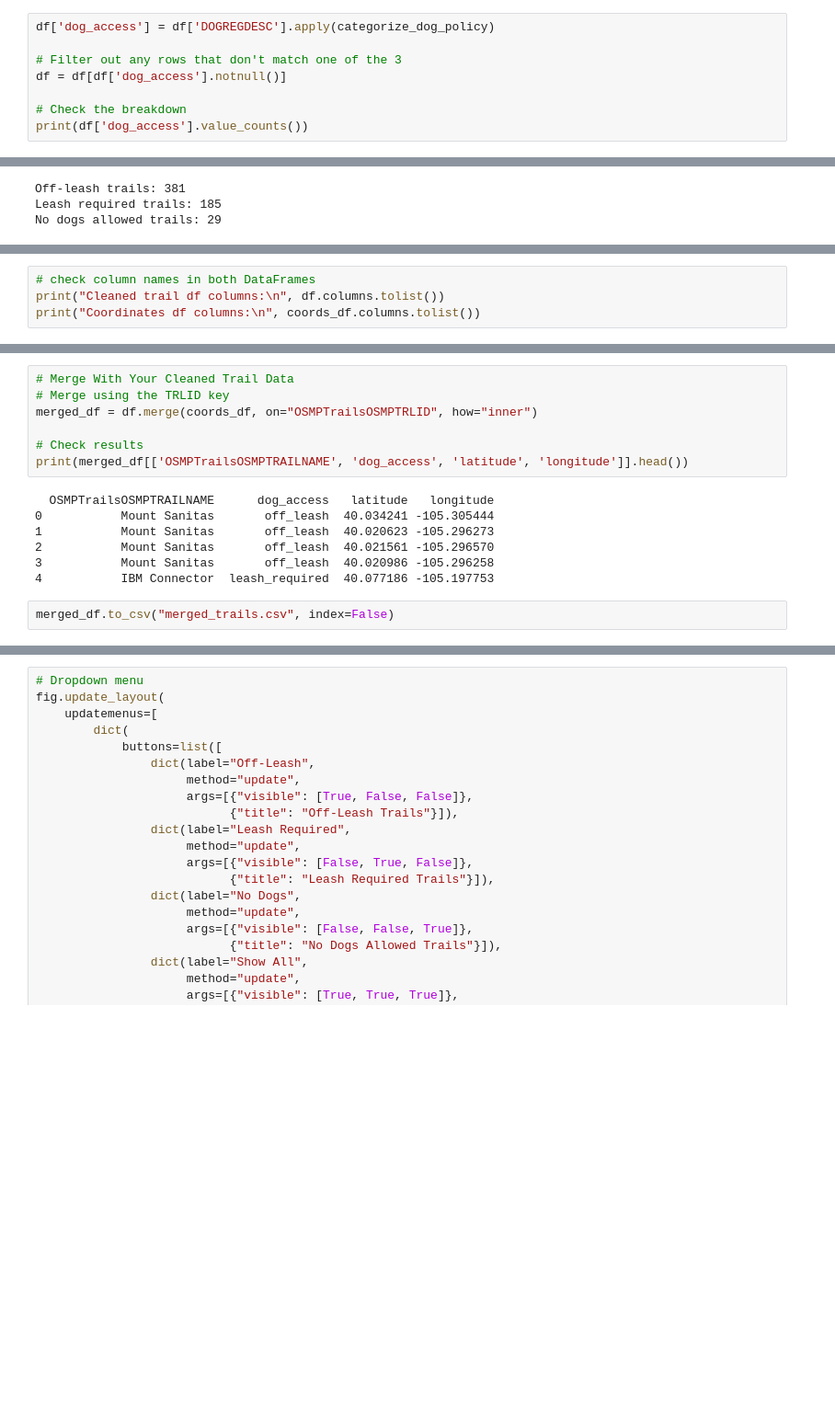
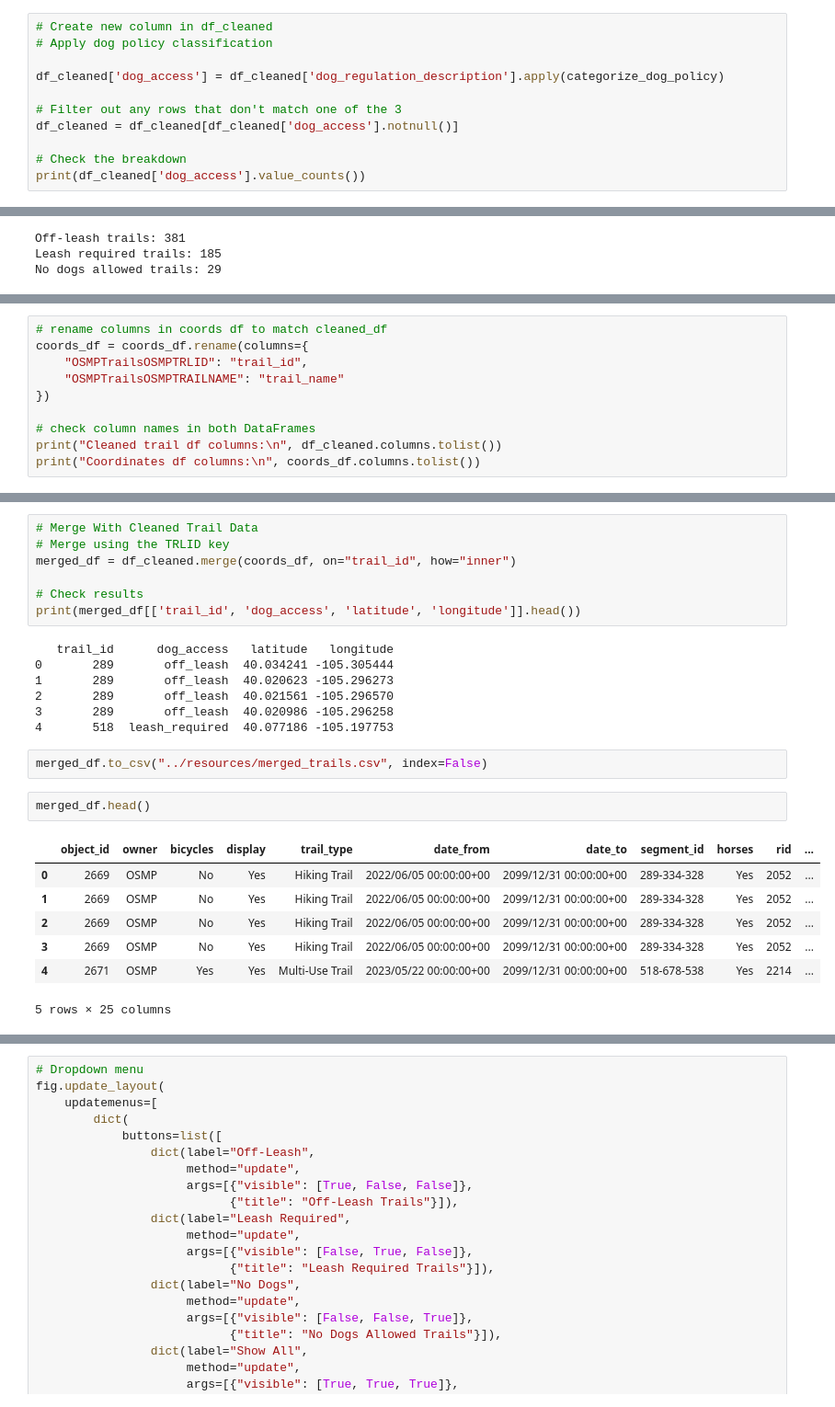
Before and after one commit to digibson3/Data-Visualization, a Jupyter notebook: Project 3/Trails/Trails.ipynb, the cells around one changed output, grey strips where cells are left out. Shown at 92% size. Drawn from its saved outputs; the diff is of its cells as text; blank space fills up the shorter version.

```diff
--- a/Project 3/Trails/Trails.ipynb
+++ b/Project 3/Trails/Trails.ipynb
@@ -72,13 +141,16 @@ def categorize_dog_policy(desc):
     else:
         return None
 # %%
-df['dog_access'] = df['DOGREGDESC'].apply(categorize_dog_policy)
+# Create new column in df_cleaned
+# Apply dog policy classification
+
+df_cleaned['dog_access'] = df_cleaned['dog_regulation_description'].apply(categorize_dog_policy)
 
 # Filter out any rows that don't match one of the 3
-df = df[df['dog_access'].notnull()]
+df_cleaned = df_cleaned[df_cleaned['dog_access'].notnull()]
 
 # Check the breakdown
-print(df['dog_access'].value_counts())
+print(df_cleaned['dog_access'].value_counts())
 # %% [output]
 dog_access
 off_leash         381
@@ -155,6 +235,12 @@ coords_df = pd.DataFrame(coords_list)
 # %%
+# rename columns in coords df to match cleaned_df
+coords_df = coords_df.rename(columns={
+    "OSMPTrailsOSMPTRLID": "trail_id",
+    "OSMPTrailsOSMPTRAILNAME": "trail_name"
+})
+
 # check column names in both DataFrames
-print("Cleaned trail df columns:\n", df.columns.tolist())
+print("Cleaned trail df columns:\n", df_cleaned.columns.tolist())
 print("Coordinates df columns:\n", coords_df.columns.tolist())
 # %% [output]
 Cleaned trail df columns:
@@ -199,16 +259,26 @@ print(df.loc[:, df.columns == "OSMPTrailsOSMPTRLID"].head())
 # %%
-# Merge With Your Cleaned Trail Data
+# Merge With Cleaned Trail Data
 # Merge using the TRLID key
-merged_df = df.merge(coords_df, on="OSMPTrailsOSMPTRLID", how="inner")
+merged_df = df_cleaned.merge(coords_df, on="trail_id", how="inner")
 
 # Check results
-print(merged_df[['OSMPTrailsOSMPTRAILNAME', 'dog_access', 'latitude', 'longitude']].head())
+print(merged_df[['trail_id', 'dog_access', 'latitude', 'longitude']].head())
 # %% [output]
-  OSMPTrailsOSMPTRAILNAME      dog_access   latitude   longitude
-0           Mount Sanitas       off_leash  40.034241 -105.305444
-1           Mount Sanitas       off_leash  40.020623 -105.296273
-2           Mount Sanitas       off_leash  40.021561 -105.296570
-3           Mount Sanitas       off_leash  40.020986 -105.296258
-4           IBM Connector  leash_required  40.077186 -105.197753
+   trail_id      dog_access   latitude   longitude
+0       289       off_leash  40.034241 -105.305444
+1       289       off_leash  40.020623 -105.296273
+2       289       off_leash  40.021561 -105.296570
+3       289       off_leash  40.020986 -105.296258
+4       518  leash_required  40.077186 -105.197753
 # %%
-merged_df.to_csv("merged_trails.csv", index=False)
+merged_df.to_csv("../resources/merged_trails.csv", index=False)
+# %%
+merged_df.head()
+# %% [output]
+|  | object_id | owner | bicycles | display | trail_type | date_from | date_to | segment_id | horses | rid | ... |
+| 0 | 2669 | OSMP | No | Yes | Hiking Trail | 2022/06/05 00:00:00+00 | 2099/12/31 00:00:00+00 | 289-334-328 | Yes | 2052 | ... |
+| 1 | 2669 | OSMP | No | Yes | Hiking Trail | 2022/06/05 00:00:00+00 | 2099/12/31 00:00:00+00 | 289-334-328 | Yes | 2052 | ... |
+| 2 | 2669 | OSMP | No | Yes | Hiking Trail | 2022/06/05 00:00:00+00 | 2099/12/31 00:00:00+00 | 289-334-328 | Yes | 2052 | ... |
+| 3 | 2669 | OSMP | No | Yes | Hiking Trail | 2022/06/05 00:00:00+00 | 2099/12/31 00:00:00+00 | 289-334-328 | Yes | 2052 | ... |
+| 4 | 2671 | OSMP | Yes | Yes | Multi-Use Trail | 2023/05/22 00:00:00+00 | 2099/12/31 00:00:00+00 | 518-678-538 | Yes | 2214 | ... |
+5 rows × 25 columns
```
Also changed, not shown: parts of 31 cells of this notebook, 28 other files.
